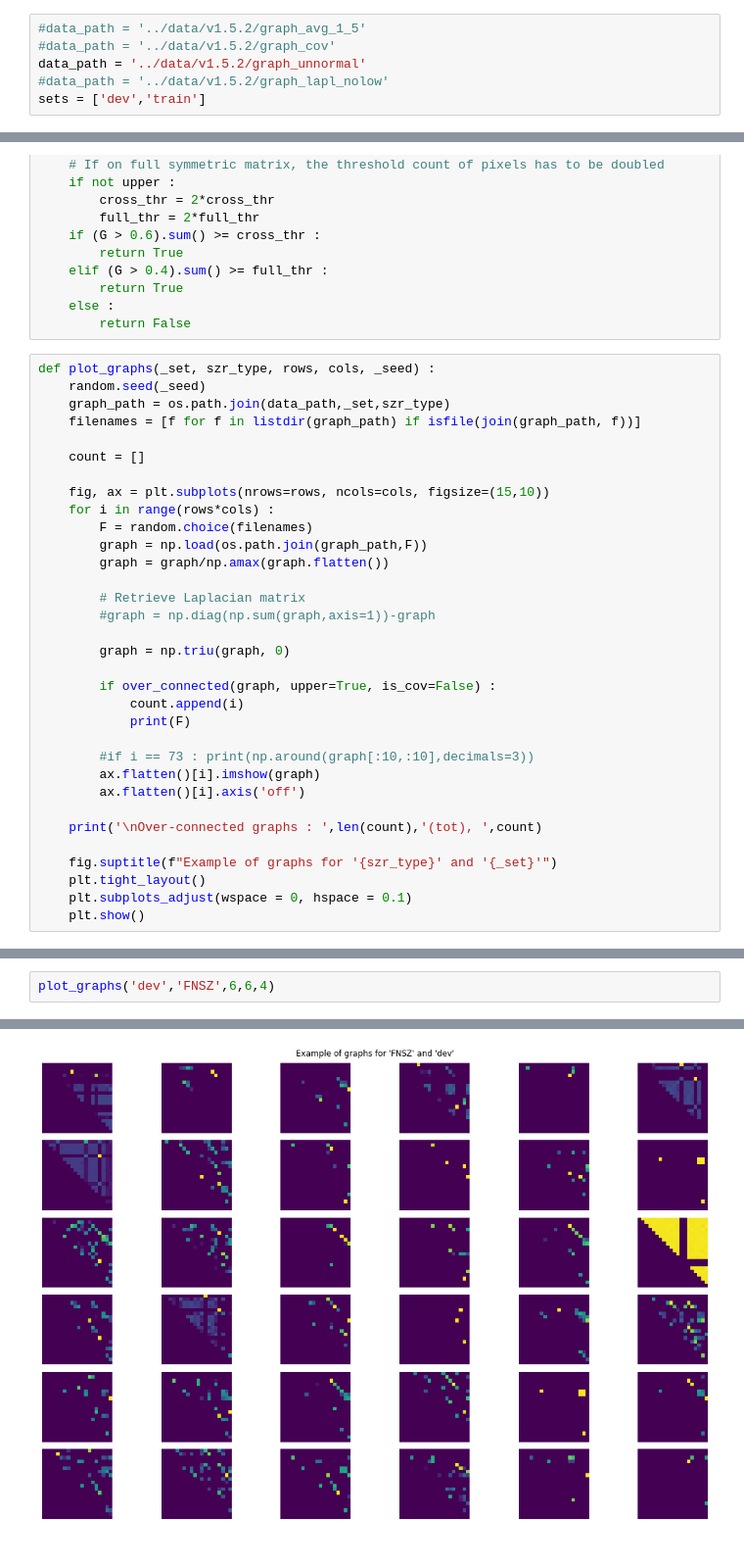
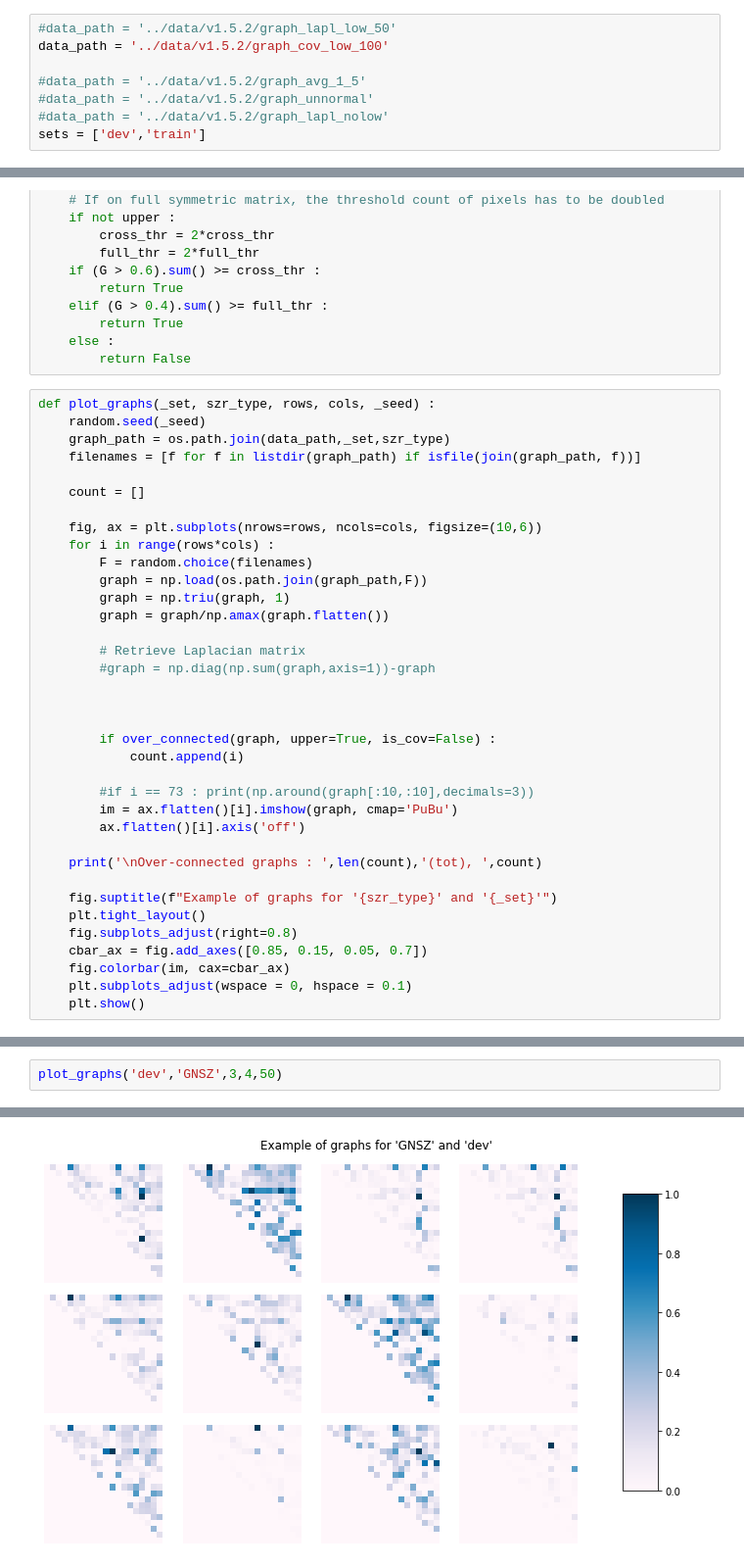
Before and after one commit to Rmarieta/LTS4, a Jupyter notebook: classifier/plot_graphs.ipynb, the cells around one changed output, grey strips where cells are left out. Shown: that part at 98% size. Drawn from its saved outputs; the diff is of its cells as text.

Commit message:
plots for report

```diff
--- a/classifier/plot_graphs.ipynb
+++ b/classifier/plot_graphs.ipynb
@@ -9,9 +9,11 @@ import seaborn as sn
 import pandas as pd
 import random
 # %%
+#data_path = '../data/v1.5.2/graph_lapl_low_50'
+data_path = '../data/v1.5.2/graph_cov_low_100'
+
 #data_path = '../data/v1.5.2/graph_avg_1_5'
-#data_path = '../data/v1.5.2/graph_cov'
-data_path = '../data/v1.5.2/graph_unnormal'
+#data_path = '../data/v1.5.2/graph_unnormal'
 #data_path = '../data/v1.5.2/graph_lapl_nolow'
 sets = ['dev','train']
 # %%
@@ -40,28 +42,31 @@ def plot_graphs(_set, szr_type, rows, cols, _seed) :
 
     count = []
 
-    fig, ax = plt.subplots(nrows=rows, ncols=cols, figsize=(15,10))
+    fig, ax = plt.subplots(nrows=rows, ncols=cols, figsize=(10,6))
     for i in range(rows*cols) :
         F = random.choice(filenames)
         graph = np.load(os.path.join(graph_path,F))
+        graph = np.triu(graph, 1)
         graph = graph/np.amax(graph.flatten())
 
         # Retrieve Laplacian matrix
         #graph = np.diag(np.sum(graph,axis=1))-graph
 
-        graph = np.triu(graph, 0)
+
 
         if over_connected(graph, upper=True, is_cov=False) :
             count.append(i)
-            print(F)
 
         #if i == 73 : print(np.around(graph[:10,:10],decimals=3))
-        ax.flatten()[i].imshow(graph)
+        im = ax.flatten()[i].imshow(graph, cmap='PuBu')
         ax.flatten()[i].axis('off')
 
     print('\nOver-connected graphs : ',len(count),'(tot), ',count)
 
     fig.suptitle(f"Example of graphs for '{szr_type}' and '{_set}'")
     plt.tight_layout()
+    fig.subplots_adjust(right=0.8)
+    cbar_ax = fig.add_axes([0.85, 0.15, 0.05, 0.7])
+    fig.colorbar(im, cax=cbar_ax)
     plt.subplots_adjust(wspace = 0, hspace = 0.1)
     plt.show()
@@ -68,3 +80,3 @@ def plot_graphs(_set, szr_type, rows, cols, _seed) :
 # %%
-plot_graphs('dev','FNSZ',6,6,4)
+plot_graphs('dev','GNSZ',3,4,50)
 # %% [output]
@@ -74 +84 @@ Over-connected graphs :  1 (tot),  [17]
-[figure, old version]
+[figure, new version]
```
Also changed, not shown: parts of 3 cells of this notebook.
